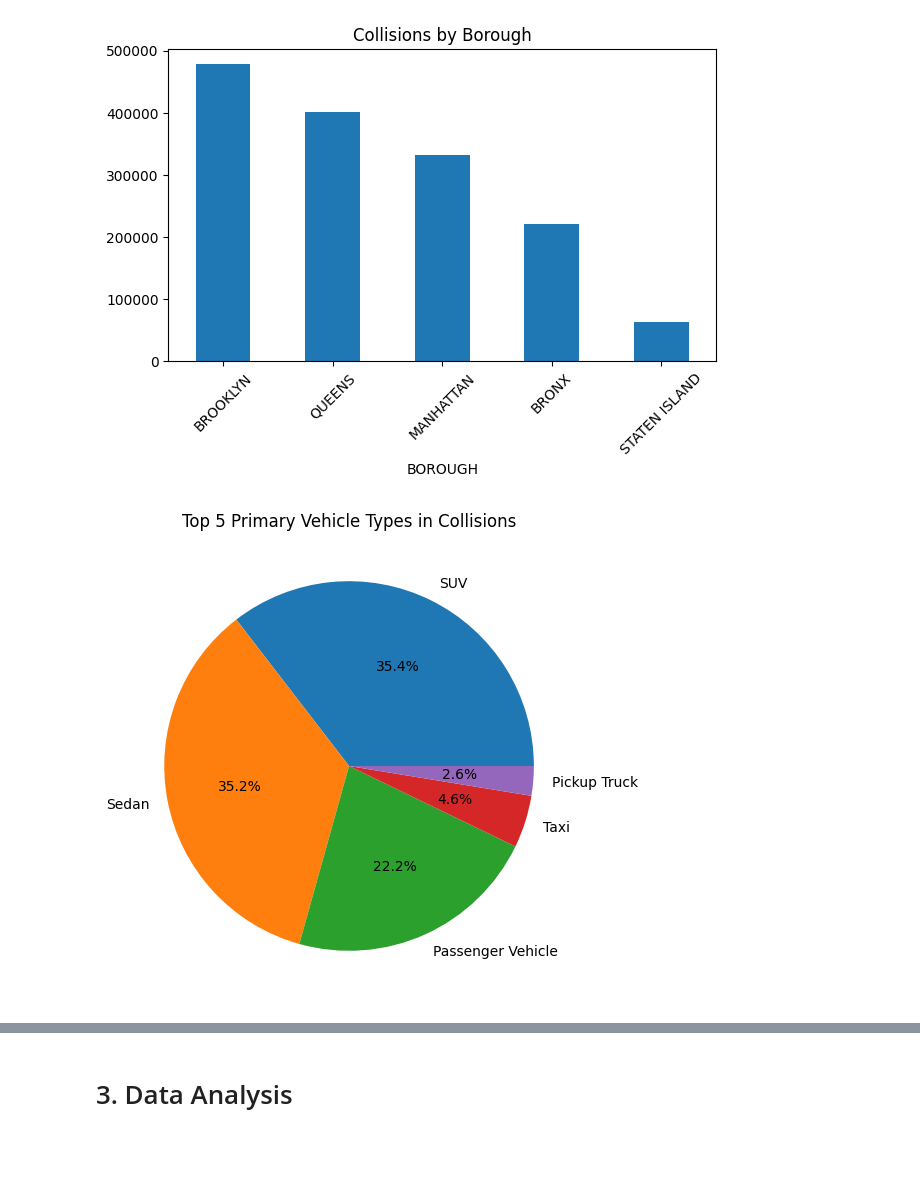
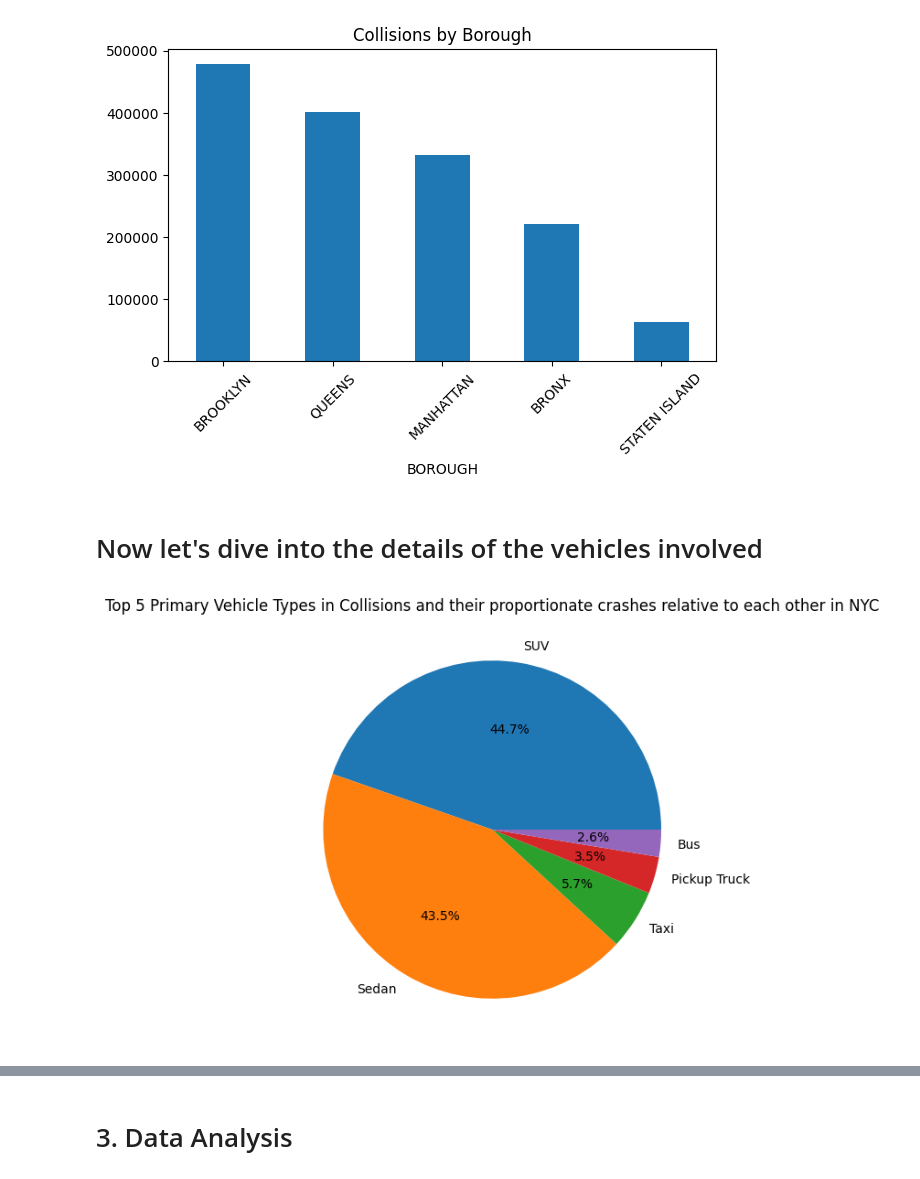
Before and after one commit to GisleGaren/GisleGaren.github.io, a Jupyter notebook: explainer/explainer.ipynb, the cells around one changed output, grey strips where cells are left out. Saved outputs shown, nothing was run; the diff lists cells and outputs as text; code cells hidden in the pictures; blank space fills up the shorter version.

Commit message:
Worked a little more on the vehicle trends and tweaked the website. Tasks are assigned in the notebook

```diff
--- a/explainer/explainer.ipynb
+++ b/explainer/explainer.ipynb
@@ -102,12 +121,13 @@ plt.tight_layout()
 plt.show()
 # %% [output]
 [figure]
+# %% [markdown]
+# Now let's dive into the details of the vehicles involved
+# %%
+# We'll import the vehicle dataset to get more information about the vehicles involved in the crashes
+df_vehicle = pd.read_parquet("../optimized_datasets/vehicle_crashes_vehicle_cleaned.parquet")
 # %%
-df_vehicle_crashes["VEHICLE TYPE CODE 1"] = (
-    df_vehicle_crashes["VEHICLE TYPE CODE 1"]
-    .str.lower()
-    .str.strip()
-)
+df_vehicle["VEHICLE_TYPE"] = (df_vehicle["VEHICLE_TYPE"].str.lower().str.strip())
 
 vehicle_type_mapping = {
     # Common car types
@@ -134,6 +154,8 @@ vehicle_type_mapping = {
     "bus ": "Bus",   # with trailing space
     "b u s": "Bus",
 
+    "bike" : "bicycle",
+
     "motorcycle": "Motorcycle",
     "motorbike": "Motorcycle",
     "moped": "Moped",
@@ -151,20 +173,27 @@ vehicle_type_mapping = {
     "other": "Other"
 }
 
-df_vehicle_crashes["VEHICLE TYPE CLEANED"] = df_vehicle_crashes["VEHICLE TYPE CODE 1"].replace(vehicle_type_mapping)
+df_vehicle["VEHICLE_TYPE_CLEANED"] = df_vehicle["VEHICLE_TYPE"].replace(vehicle_type_mapping)
 # %%
 plt.figure(figsize=(20, 6))
 
-top_vehicles = df_vehicle_crashes["VEHICLE TYPE CLEANED"].value_counts().head(5)
+# Get top 5 after dropping 'Passenger Vehicle'
+top_vehicles = (
+    df_vehicle["VEHICLE_TYPE_CLEANED"]
+    .value_counts()
+    .drop(["Passenger Vehicle", "Unknown"], errors="ignore")
+    .head(5)
+)
+
 ax = top_vehicles.plot(
     kind="pie",
     autopct="%1.1f%%",
-    title="Top 5 Primary Vehicle Types in Collisions",
+    title="Top 5 Primary Vehicle Types in Collisions and their proportionate crashes relative to each other in NYC",
     ylabel=""
 )
 
 plt.show()
 # %% [output]
-[figure, old version]
+[figure, new version]
 # %%
 # List df_vehicle_crashes["VEHICLE TYPE CODE 1"] top 50
```
Also changed, not shown: parts of 15 cells of this notebook, 2 other files.
